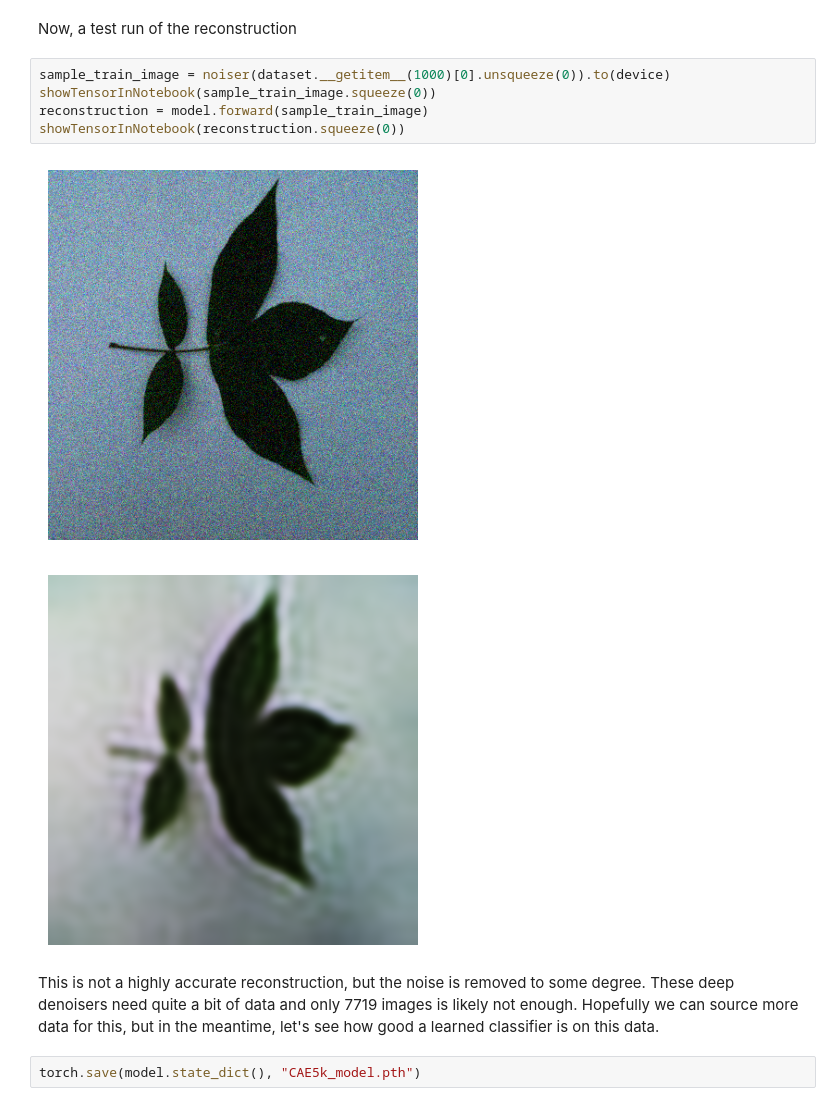
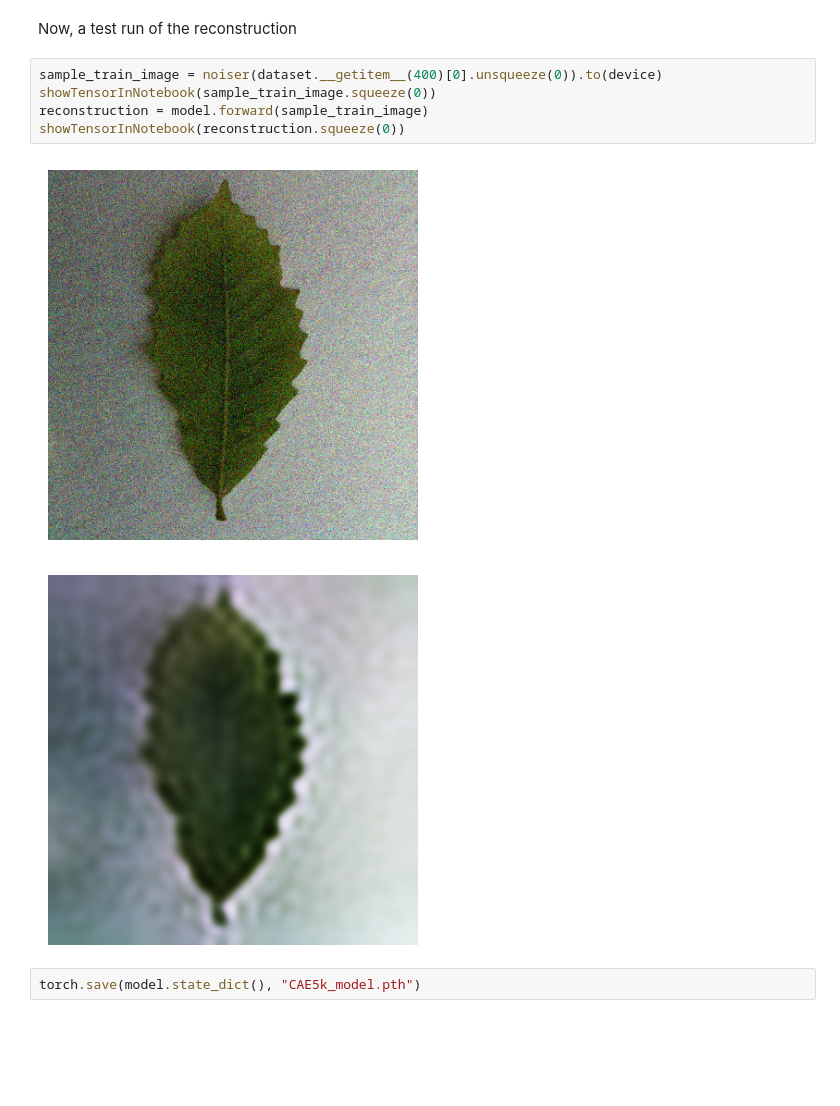
Before and after one commit to Peterw135/DeepLearning, a Jupyter notebook: demonstration.ipynb, the cells around one changed output. Cells and saved outputs as stored; diff of their text form; blank space fills up the shorter version.

```diff
--- a/demonstration.ipynb
+++ b/demonstration.ipynb
@@ -111,15 +110,13 @@ Total epoch loss: 0.5082140894373879
 # %% [markdown]
 Now, a test run of the reconstruction
 # %%
-sample_train_image = noiser(dataset.__getitem__(1000)[0].unsqueeze(0)).to(device)
+sample_train_image = noiser(dataset.__getitem__(400)[0].unsqueeze(0)).to(device)
 showTensorInNotebook(sample_train_image.squeeze(0))
 reconstruction = model.forward(sample_train_image)
 showTensorInNotebook(reconstruction.squeeze(0))
 # %% [output]
-[figure, old version]
+[figure, new version]
-[figure, old version]
+[figure, new version]
-# %% [markdown]
-This is not a highly accurate reconstruction, but the noise is removed to some degree. These deep denoisers need quite a bit of data and only 7719 images is likely not enough. Hopefully we can source more data for this, but in the meantime, let's see how good a learned classifier is on this data.
 # %%
 torch.save(model.state_dict(), "CAE5k_model.pth")
 # %% [markdown]
```
Also changed, not shown: parts of 7 cells of this notebook, 2 other files.
